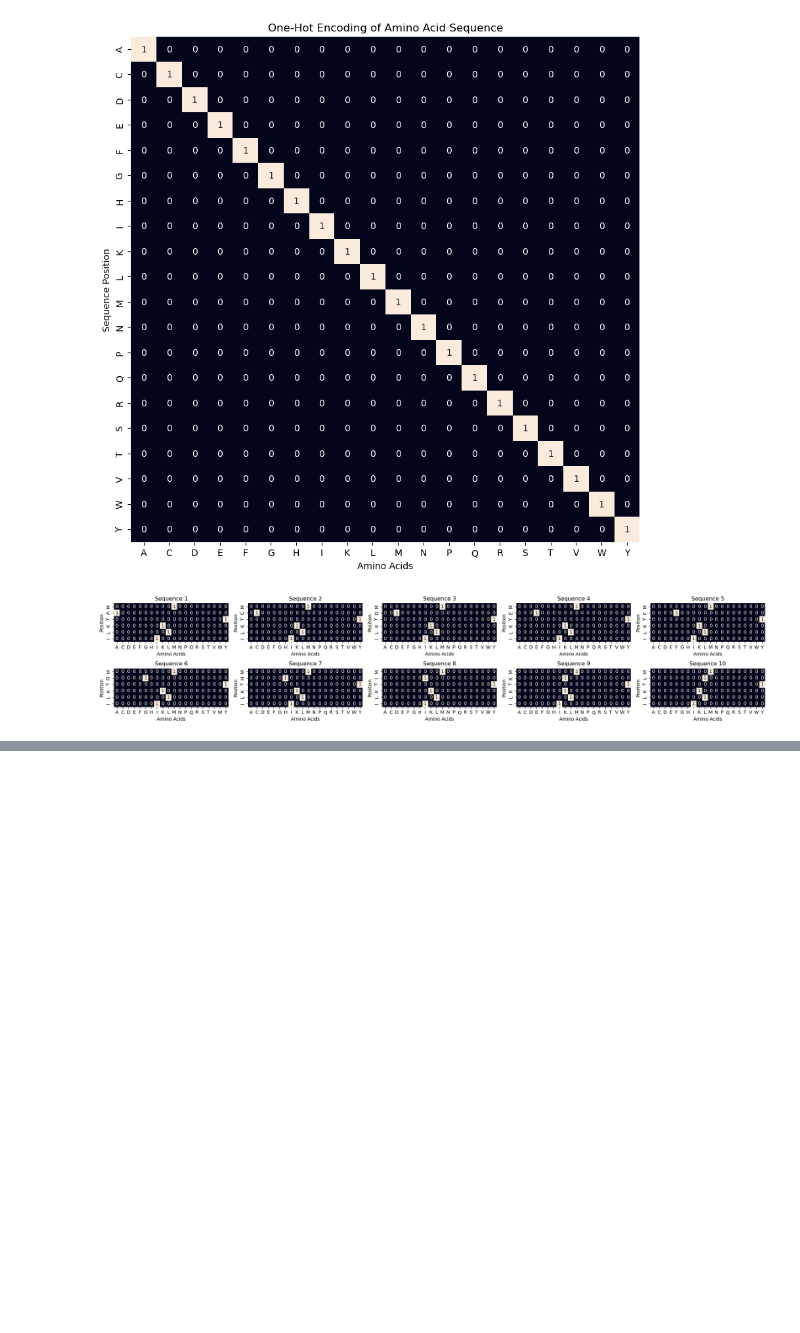
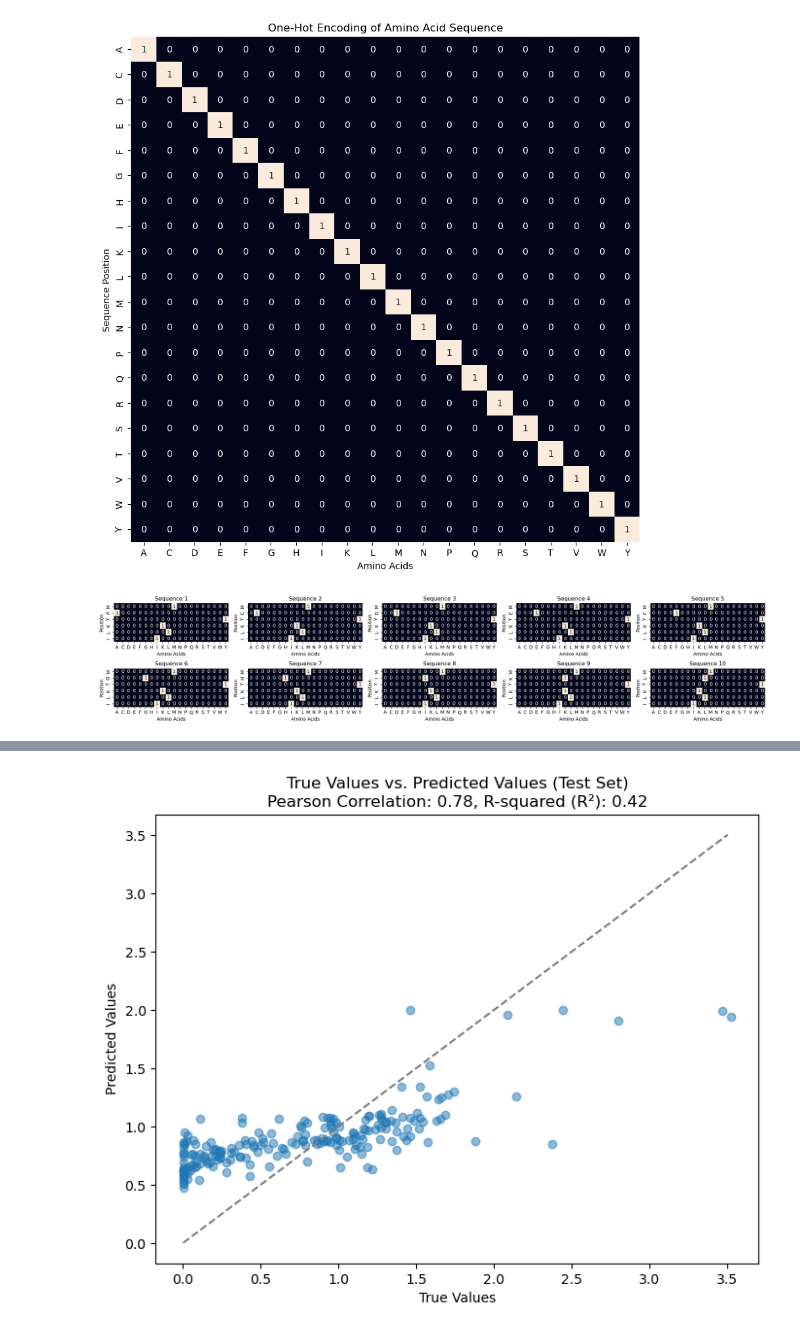
Before and after one commit to jonfunk21/ML4Proteins, a Jupyter notebook: 01_FFNN/01_FFNN.ipynb, the cells around one changed output, grey strips where cells are left out. Cells and saved outputs as stored; diff of their text form; code cells hidden in the pictures; blank space fills up the shorter version.

```diff
--- a/01_FFNN/01_FFNN.ipynb
+++ b/01_FFNN/01_FFNN.ipynb
@@ -273,0 +362,34 @@ train(model, train_loader, val_loader, criterion, optimizer, num_epochs=400)
+# %%
+from scipy.stats import pearsonr
+from sklearn.metrics import r2_score  # Import R-squared metric
+
+# Compute true vs. predicted values using the test loader
+best_model.eval()
+true_values = []
+predicted_values = []
+with torch.no_grad():
+    for sequences, fitness in test_loader:
+        sequences = sequences.view(sequences.size(0), -1)
+        outputs = best_model(sequences)
+        true_values.extend(fitness.numpy())
+        predicted_values.extend(outputs.squeeze(1).numpy())
+
+# Calculate Pearson correlation coefficient
+pearson_corr, _ = pearsonr(true_values, predicted_values)
+
+# Calculate R-squared (R²) value
+r_squared = r2_score(true_values, predicted_values)
+
+# Plot a scatter plot of true vs. predicted values with diagonal line
+plt.figure(figsize=(8, 6))
+plt.scatter(true_values, predicted_values, alpha=0.5)
+plt.plot(np.arange(min(true_values), max(true_values), 0.1),
+         np.arange(min(true_values), max(true_values), 0.1),
+         linestyle='--', color='grey')
+plt.xlabel('True Values')
+plt.ylabel('Predicted Values')
+plt.title(f'True Values vs. Predicted Values (Test Set)\n'
+          f'Pearson Correlation: {pearson_corr:.2f}, R-squared (R²): {r_squared:.2f}')
+plt.show()
+# %% [output]
+[figure, added]
```
Also changed, not shown: parts of 13 cells of this notebook.
